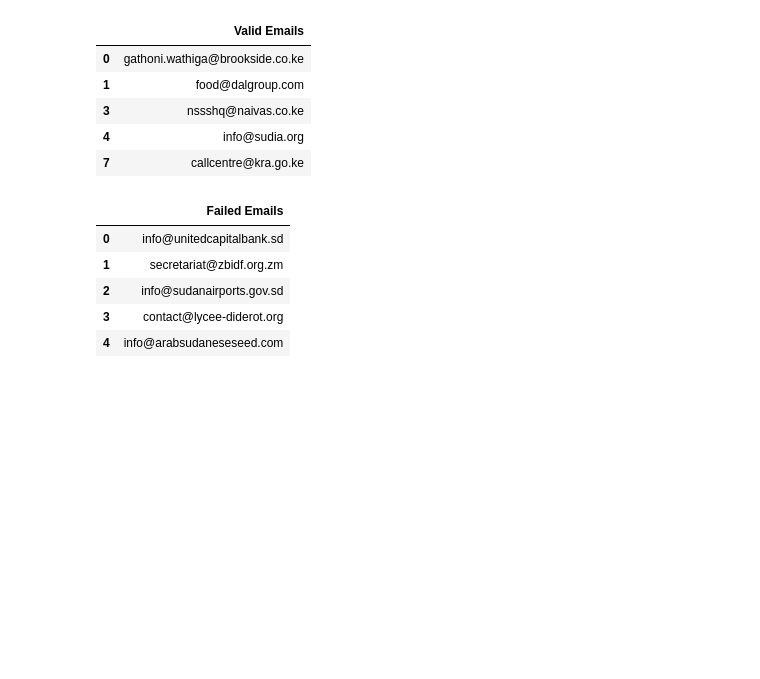
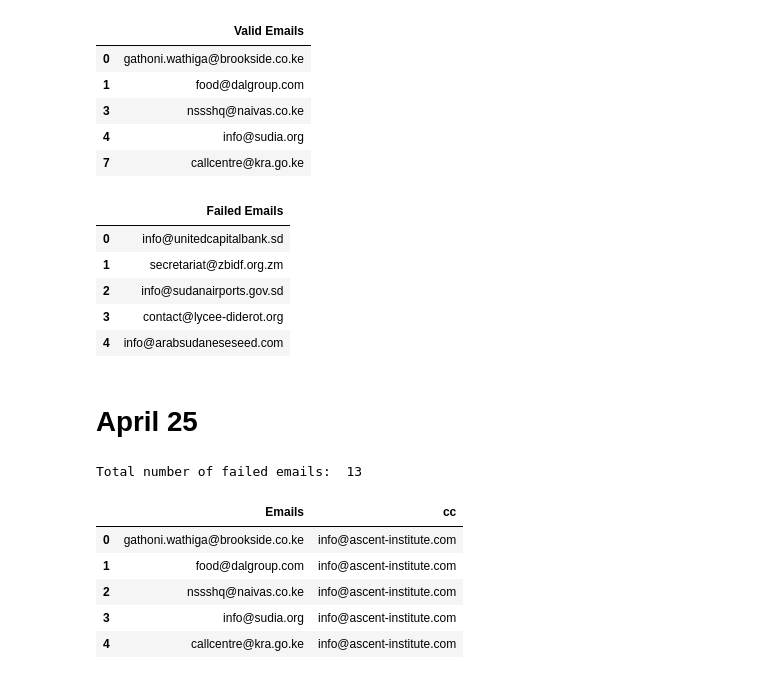
Before and after one commit to IainMosima/bulk-email-sender, a Jupyter notebook: failed.ipynb, the cells around one changed output. Saved outputs shown, nothing was run; the diff lists cells and outputs as text; code cells hidden in the pictures; blank space fills up the shorter version.

```diff
--- a/failed.ipynb
+++ b/failed.ipynb
@@ -522,3 +523,35 @@ df_failed_emails_april_25.head()
 # %%
 df_cleaned_april_25.to_csv("emails/april/april-25/emails-valid.csv", index=False)
 df_failed_emails_april_25.to_csv("emails/april/april-25/emails-failed.csv", index=False)
+# %% [markdown]
+# April 25
+# %%
+log_file_path = "bulk-email-sender.log"
+failed_emails = []
+with open(log_file_path, 'r') as file:
+    for line in file:
+        if 'ERROR - Failed to send email to' in line:
+            email = re.search(r'Failed to send email to (.*?):', line).group(1)
+            failed_emails.append(email)
+print("Total number of failed emails: ", len(failed_emails))
+# %% [output]
+Total number of failed emails:  13
+# %%
+df_failed_emails_april_25 = pd.read_csv("emails/april/april-25/emails-failed.csv")
+failed_emails_april_25 = df_failed_emails_april_25["Failed Emails"].tolist()
+failed_emails_april_25.extend(failed_emails)
+df_all_emails = pd.read_csv("emails/april/april-25/emails-valid.csv")
+df_all_emails_cleaned = df_all_emails[~(df_all_emails["Valid Emails"].isin(failed_emails_april_25))]
+# %%
+extracted_emails = get_emails(df_all_emails_cleaned["Valid Emails"].to_list())
+df_cleaned_april_28 = pd.DataFrame(extracted_emails, columns=['Emails'])
+df_cleaned_april_28["cc"] = "info@ascent-institute.com"
+df_cleaned_april_28["Emails"] = df_cleaned_april_28["Emails"].str.strip().str.lower()
+df_cleaned_april_28.head()
+# %% [output]
+|  | Emails | cc |
+| 0 | gathoni.wathiga@brookside.co.ke | info@ascent-institute.com |
+| 1 | food@dalgroup.com | info@ascent-institute.com |
+| 2 | nssshq@naivas.co.ke | info@ascent-institute.com |
+| 3 | info@sudia.org | info@ascent-institute.com |
+| 4 | callcentre@kra.go.ke | info@ascent-institute.com |
```
Also changed, not shown: parts of 2 cells of this notebook, 23 other files.
